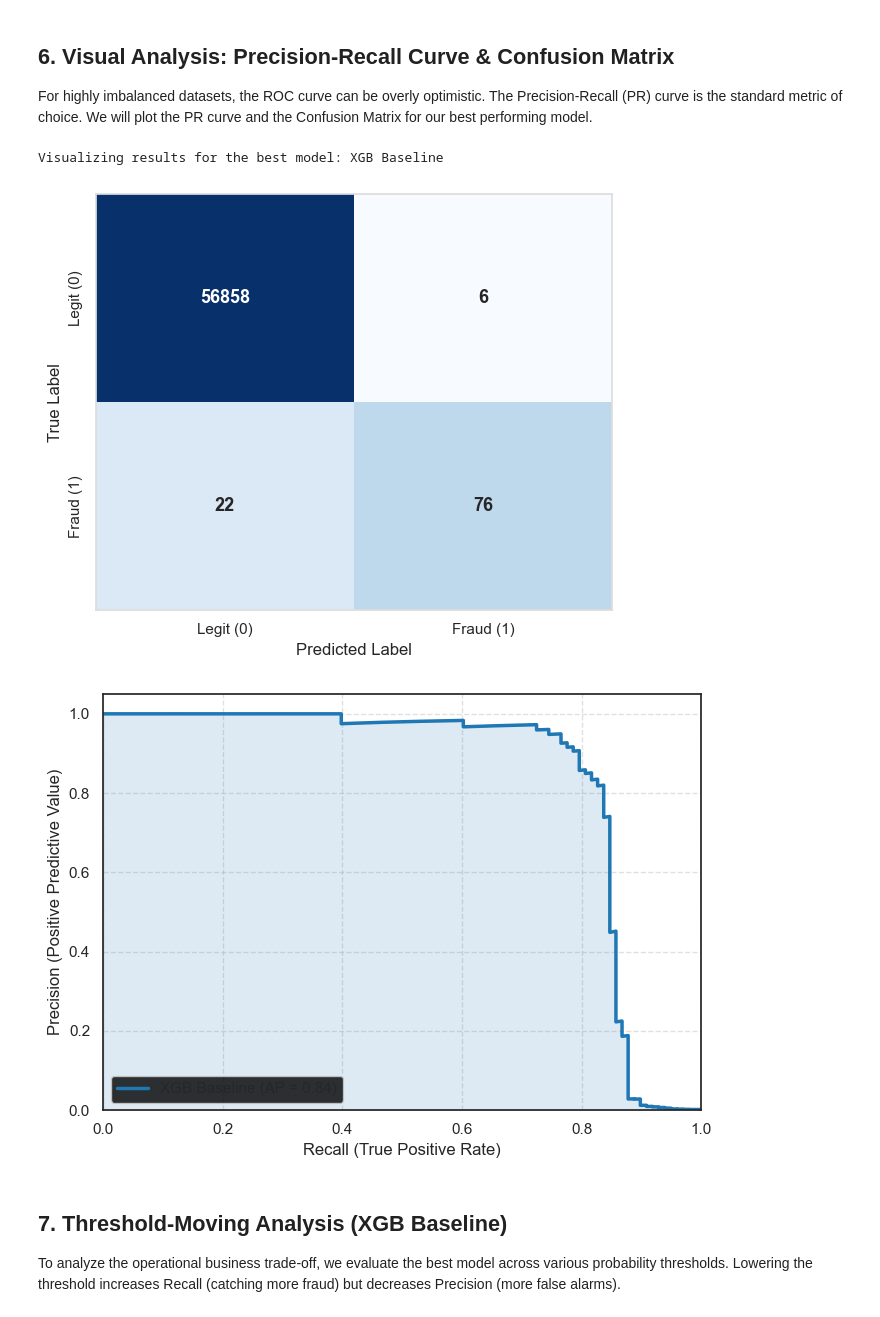
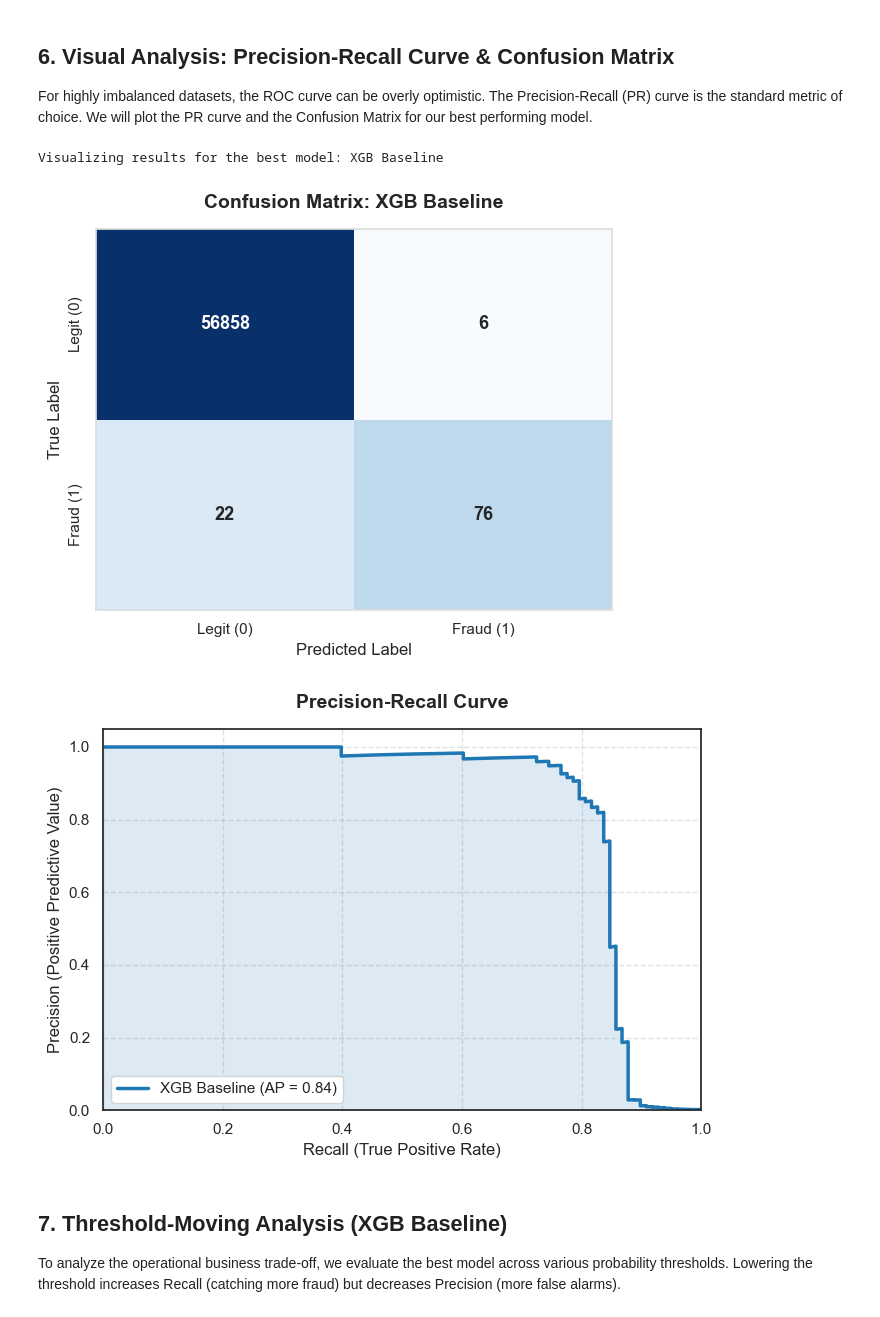
Before and after one commit to thomasreinecke/DLMDSME01-Model-Engineering, a Jupyter notebook: notebook.ipynb, the cells around one changed output. Drawn from its saved outputs; the diff is of its cells as text; code cells hidden in the pictures.

Commit message:
minor finetuning on diagram generation

```diff
--- a/notebook.ipynb
+++ b/notebook.ipynb
@@ -285,6 +285,7 @@ fig1, ax1 = plt.subplots(figsize=(6, 5))
 sns.heatmap(cm, annot=True, fmt="d", cmap="Blues", norm=LogNorm(),
             cbar=False, ax=ax1, annot_kws={"size": 13, "weight": "bold"})
 
+ax1.set_title(f"Confusion Matrix: {best_model_name}", fontsize=14, fontweight='bold', pad=15)
 ax1.set_xlabel("Predicted Label", fontsize=12)
 ax1.set_ylabel("True Label", fontsize=12)
 ax1.set_xticklabels(['Legit (0)', 'Fraud (1)'])
@@ -293,36 +294,39 @@ ax1.set_yticklabels(['Legit (0)', 'Fraud (1)'], va='center')
 for _, spine in ax1.spines.items():
     spine.set_visible(True)
     spine.set_color('#dddddd')
 
 plt.tight_layout()
+plt.savefig('confusion_matrix.png', dpi=300, bbox_inches='tight') # Save as PNG for Overleaf
 plt.show()
 
 # --- Plot 2: Filled Precision-Recall Curve ---
 precision_vals, recall_vals, _ = precision_recall_curve(y_test, y_proba)
 ap_score = average_precision_score(y_test, y_proba)
 
 fig2, ax2 = plt.subplots(figsize=(7, 5))
 
 ax2.plot(recall_vals, precision_vals, color=primary_color, lw=2.5,
          label=f"{best_model_name} (AP = {ap_score:.2f})")
 
 # Fill under the curve for a sleek, modern look
 ax2.fill_between(recall_vals, precision_vals, alpha=0.15, color=primary_color)
 
+ax2.set_title("Precision-Recall Curve", fontsize=14, fontweight='bold', pad=15)
 ax2.set_xlabel("Recall (True Positive Rate)", fontsize=12)
 ax2.set_ylabel("Precision (Positive Predictive Value)", fontsize=12)
 ax2.set_xlim([0.0, 1.0])
 ax2.set_ylim([0.0, 1.05])
 
 ax2.grid(True, linestyle='--', alpha=0.6)
-ax2.legend(loc='lower left', frameon=True, fontsize=11)
+ax2.legend(loc='lower left', frameon=True, fontsize=11, facecolor='white', edgecolor='lightgray', framealpha=1)
 
 plt.tight_layout()
+plt.savefig('pr_curve.png', dpi=300, bbox_inches='tight') # Save as PNG for Overleaf
 plt.show()
 # %% [output]
 Visualizing results for the best model: XGB Baseline
-[figure, old version]
+[figure, new version]
-[figure, old version]
+[figure, new version]
 # %% [markdown]
 <!-- notebook/markdown_cell_8.md -->
 ## 7. Threshold-Moving Analysis (XGB Baseline)
```
Also changed, not shown: 2 other files.
